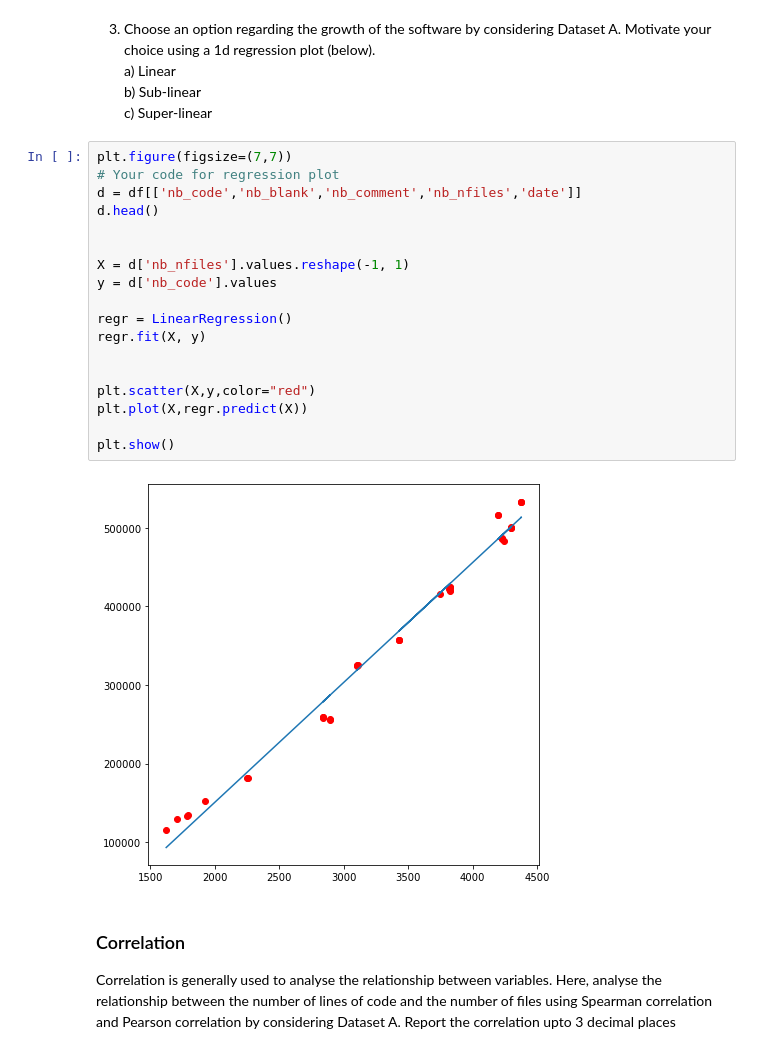
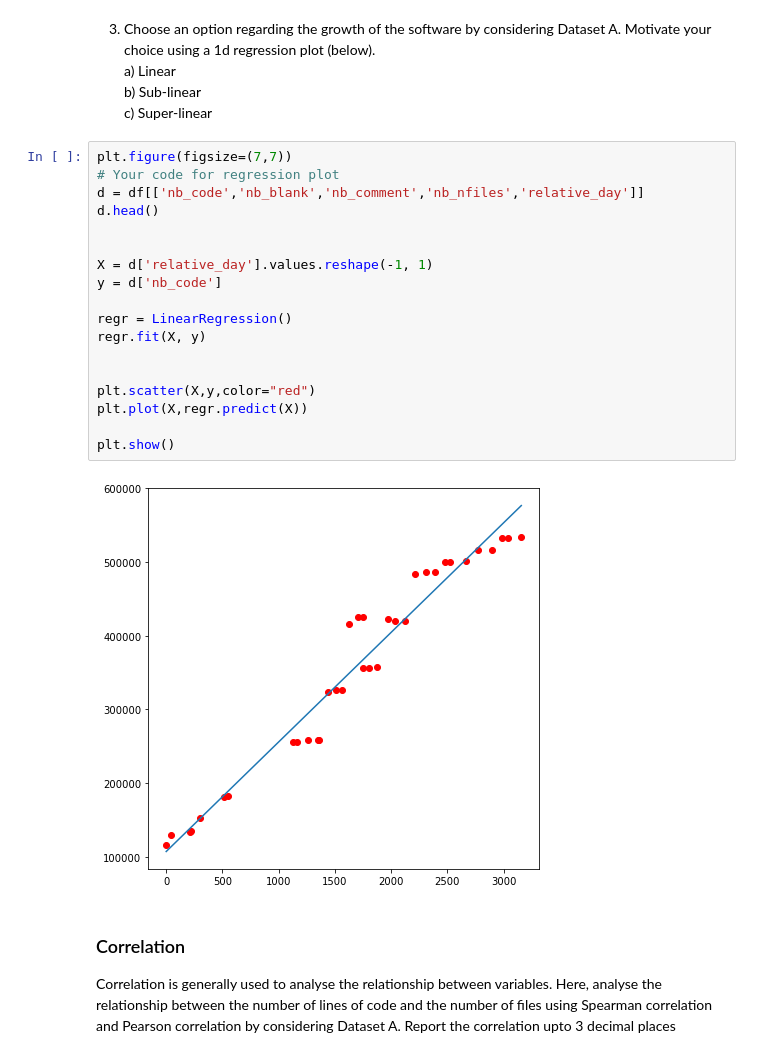
Before and after one commit to GuillaumeKerckhofs/SoftwareEvolution_TP2_2023, a Jupyter notebook: TP2_section2.ipynb, the cells around one changed output. Saved outputs shown, nothing was run; the diff lists cells and outputs as text.

```diff
--- a/TP2_section2.ipynb
+++ b/TP2_section2.ipynb
@@ -219,23 +219,23 @@ a, we can see the evolution over time of the project. It is more readeable than
 # %%
 plt.figure(figsize=(7,7))
 # Your code for regression plot
-d = df[['nb_code','nb_blank','nb_comment','nb_nfiles','date']]
+d = df[['nb_code','nb_blank','nb_comment','nb_nfiles','relative_day']]
 d.head()
 
 
-X = d['nb_nfiles'].values.reshape(-1, 1)
-y = d['nb_code'].values
+X = d['relative_day'].values.reshape(-1, 1)
+y = d['nb_code']
 
 regr = LinearRegression()
 regr.fit(X, y)
 
 
 plt.scatter(X,y,color="red")
 plt.plot(X,regr.predict(X))
 
 plt.show()
 # %% [output]
-[figure, old version]
+[figure, new version]
 # %% [markdown]
 ### Correlation
 Correlation is generally used to analyse the relationship between variables. Here, analyse the relationship between the number of lines of code and the number of files using Spearman correlation and Pearson correlation by considering Dataset A. Report the correlation upto 3 decimal places
```
Also changed, not shown: parts of 4 cells of this notebook.
